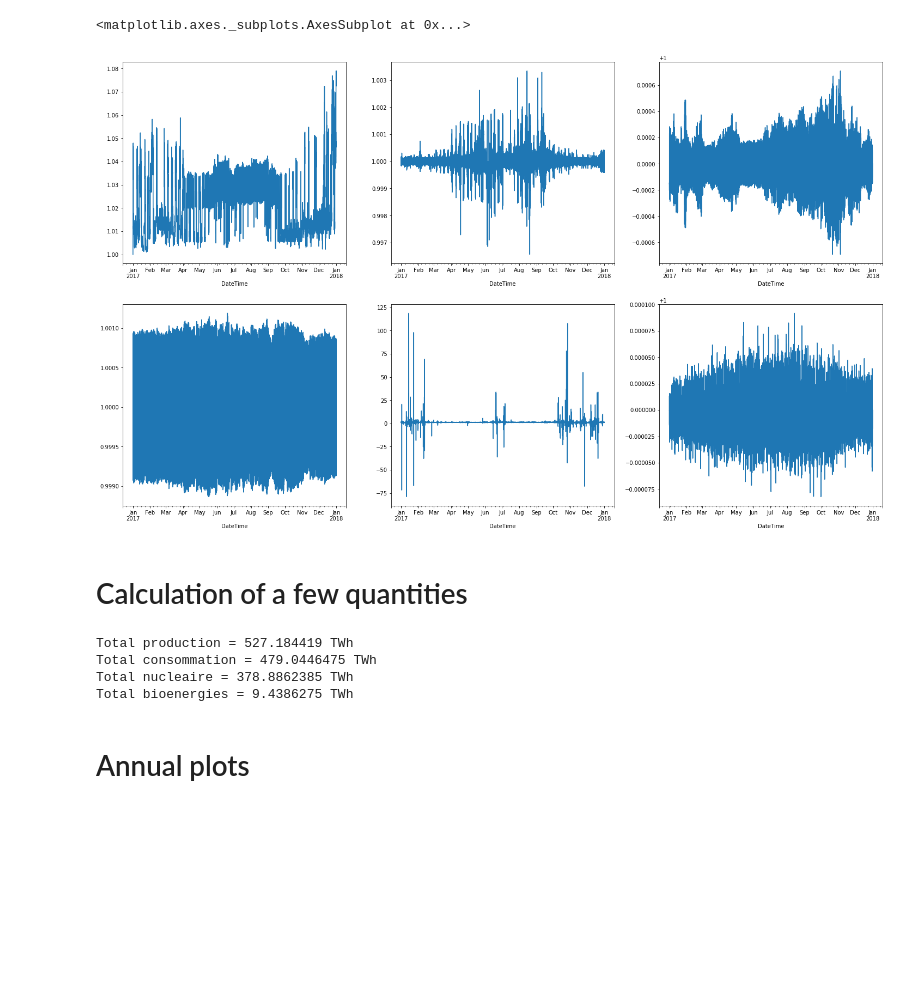
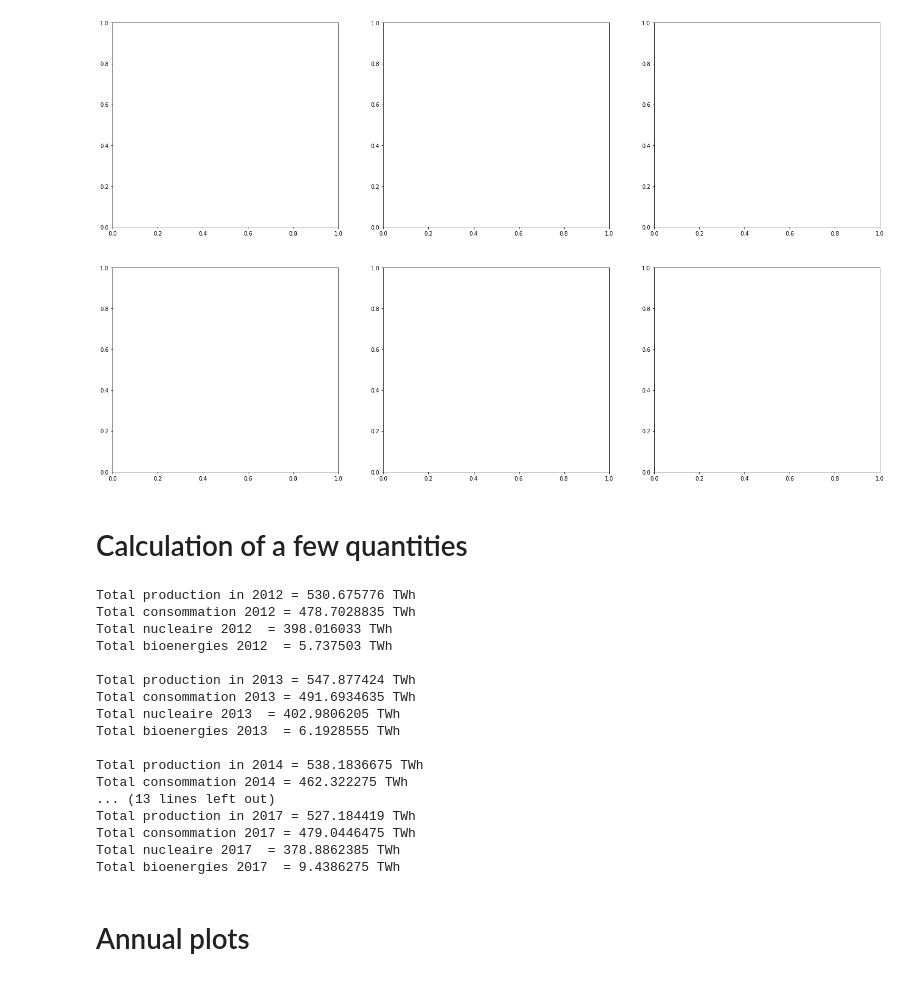
Before and after one commit to ebusato/EnergyAnalysis, a Jupyter notebook: EnergyAnalysis_RTE.ipynb, the cells around one changed output. Drawn from its saved outputs; the diff is of its cells as text; code cells hidden in the pictures; blank space fills up the shorter version.

```diff
--- a/EnergyAnalysis_RTE.ipynb
+++ b/EnergyAnalysis_RTE.ipynb
@@ -76,32 +144,52 @@ df3.head()
 # %%
 fig, axes = plt.subplots(nrows=2, ncols=3,figsize=(25,15))
 
-(df3['Fioul']/df3['FioulReCalc']).plot(ax=axes[0,0])
-(df3['Gaz']/df3['GazReCalc']).plot(ax=axes[0,1])
-(df3['Hydraulique']/df3['HydrauliqueReCalc']).plot(ax=axes[0,2])
-(df3['Bioenergies']/df3['BioenergiesReCalc']).plot(ax=axes[1,0])
-(df3['EchPhysiques']/df3['EchPhysiquesReCalc']).plot(ax=axes[1,1])
-(df3['Consommation']/df3['ConsommationReCalc']).plot(ax=axes[1,2])
+#(df3['Fioul']/df3['FioulReCalc']).plot(ax=axes[0,0])
+#(df3['Gaz']/df3['GazReCalc']).plot(ax=axes[0,1])
+#(df3['Hydraulique']/df3['HydrauliqueReCalc']).plot(ax=axes[0,2])
+#(df3['Bioenergies']/df3['BioenergiesReCalc']).plot(ax=axes[1,0])
+#(df3['EchPhysiques']/df3['EchPhysiquesReCalc']).plot(ax=axes[1,1])
+#(df3['Consommation']/df3['ConsommationReCalc']).plot(ax=axes[1,2])
 # %% [output]
-<matplotlib.axes._subplots.AxesSubplot at 0x...>
-[figure, old version]
+[figure, new version]
 # %% [markdown]
 # Calculation of a few quantities
 # %%
-ProdTotSum = df3['ProdTot'].sum()
-ConsoSum = df3['Consommation'].sum()
-NucleaireSum = df3['Nucleaire'].sum()
-BioenergiesSum = df3['Bioenergies'].sum()
+def CalcSums(year):
+    ProdTotSum = df3[year]['ProdTot'].sum()
+    ConsoSum = df3[year]['Consommation'].sum()
+    NucleaireSum = df3[year]['Nucleaire'].sum()
+    BioenergiesSum = df3[year]['Bioenergies'].sum()
 
-print('Total production =', ProdTotSum*0.5/1e6, 'TWh')
-print('Total consommation =', ConsoSum*0.5/1e6, 'TWh')
-print('Total nucleaire =', NucleaireSum*0.5/1e6, 'TWh')
-print('Total bioenergies =', BioenergiesSum*0.5/1e6, 'TWh')
+    print('Total production in', year, '=', ProdTotSum*0.5/1e6, 'TWh')
+    print('Total consommation', year, '=', ConsoSum*0.5/1e6, 'TWh')
+    print('Total nucleaire', year, ' =', NucleaireSum*0.5/1e6, 'TWh')
+    print('Total bioenergies', year, ' =', BioenergiesSum*0.5/1e6, 'TWh\n')
+
+CalcSums('2012')
+CalcSums('2013')
+CalcSums('2014')
+CalcSums('2015')
+CalcSums('2016')
+CalcSums('2017')
 # %% [output]
-Total production = 527.184419 TWh
-Total consommation = 479.0446475 TWh
-Total nucleaire = 378.8862385 TWh
-Total bioenergies = 9.4386275 TWh
+Total production in 2012 = 530.675776 TWh
+Total consommation 2012 = 478.7028835 TWh
+Total nucleaire 2012  = 398.016033 TWh
+Total bioenergies 2012  = 5.737503 TWh
+
+Total production in 2013 = 547.877424 TWh
+Total consommation 2013 = 491.6934635 TWh
+Total nucleaire 2013  = 402.9806205 TWh
+Total bioenergies 2013  = 6.1928555 TWh
+
+Total production in 2014 = 538.1836675 TWh
+Total consommation 2014 = 462.322275 TWh
+... (13 lines left out)
+Total production in 2017 = 527.184419 TWh
+Total consommation 2017 = 479.0446475 TWh
+Total nucleaire 2017  = 378.8862385 TWh
+Total bioenergies 2017  = 9.4386275 TWh
 # %% [markdown]
 # Annual plots
 # %%
```
Also changed, not shown: parts of 5 cells of this notebook, 26 other files.
